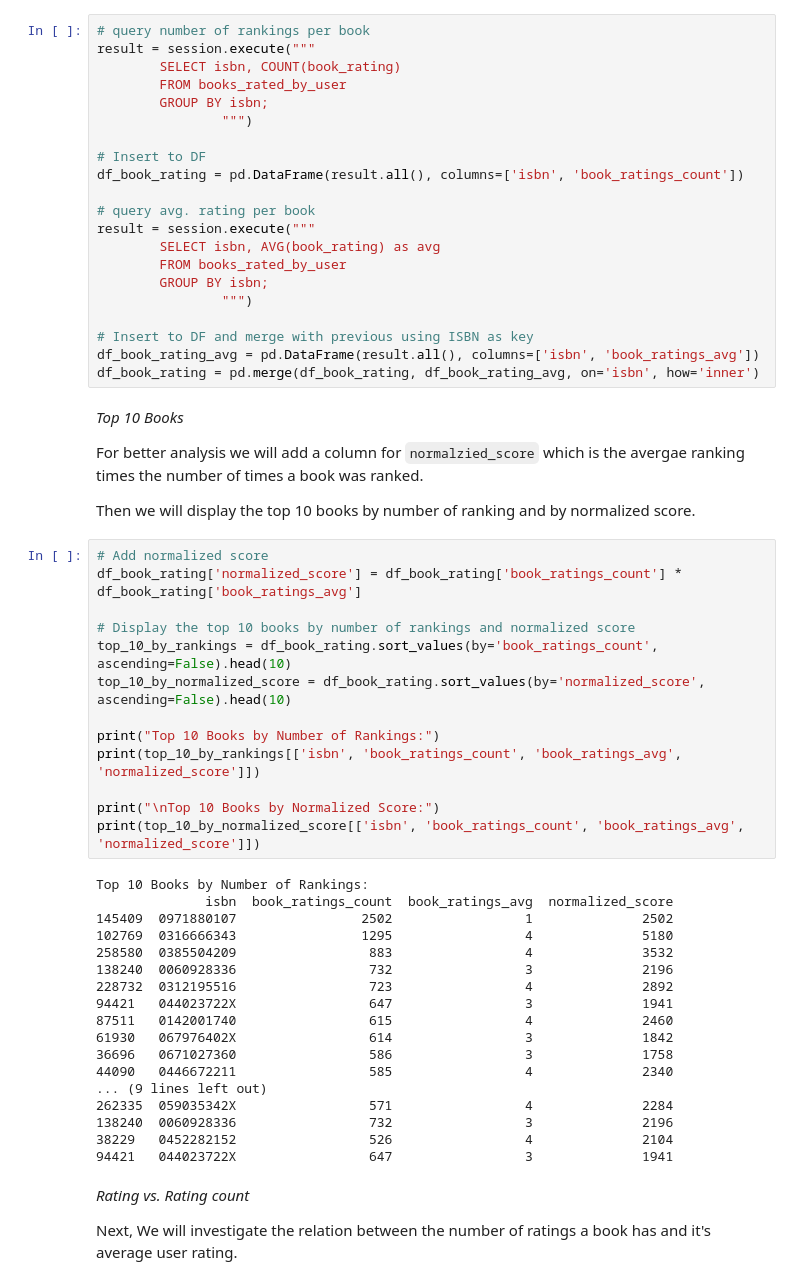
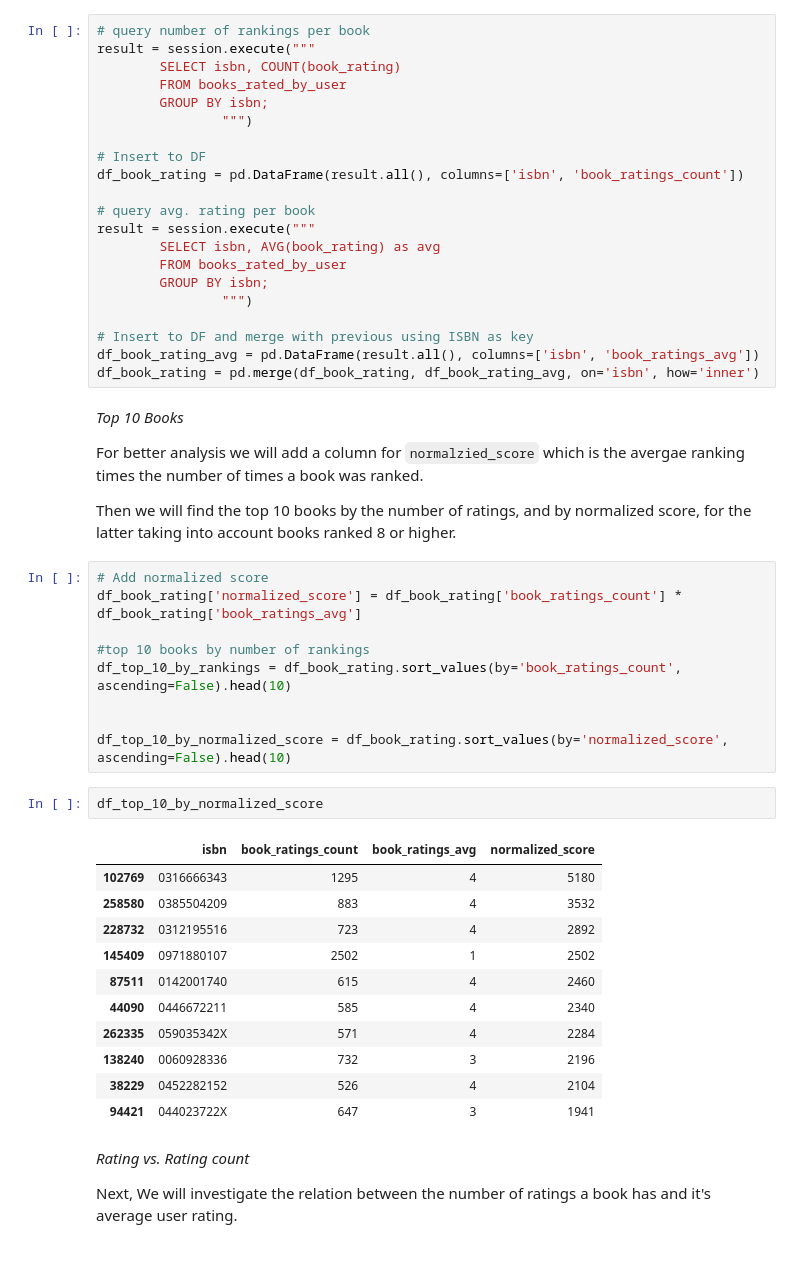
Before and after one commit to BorisBorshevsky/DataPlatHW, a Jupyter notebook: HW1 v3.ipynb, the cells around one changed output. Saved outputs shown, nothing was run; the diff lists cells and outputs as text; blank space fills up the shorter version.

```diff
--- a/HW1 v3.ipynb
+++ b/HW1 v3.ipynb
@@ -516,38 +516,30 @@ df_book_rating = pd.merge(df_book_rating, df_book_rating_avg, on='isbn', how='in
 
 For better analysis we will add a column for `normalzied_score` which is the avergae ranking times the number of times a book was ranked.
 
-Then we will display the top 10 books by number of ranking and by normalized score.
+Then we will find the top 10 books by the number of ratings, and by normalized score, for the latter taking into account books ranked 8 or higher.
 # %%
 # Add normalized score
 df_book_rating['normalized_score'] = df_book_rating['book_ratings_count'] * df_book_rating['book_ratings_avg']
 
-# Display the top 10 books by number of rankings and normalized score
-top_10_by_rankings = df_book_rating.sort_values(by='book_ratings_count', ascending=False).head(10)
-top_10_by_normalized_score = df_book_rating.sort_values(by='normalized_score', ascending=False).head(10)
+#top 10 books by number of rankings
+df_top_10_by_rankings = df_book_rating.sort_values(by='book_ratings_count', ascending=False).head(10)
 
-print("Top 10 Books by Number of Rankings:")
-print(top_10_by_rankings[['isbn', 'book_ratings_count', 'book_ratings_avg', 'normalized_score']])
 
-print("\nTop 10 Books by Normalized Score:")
-print(top_10_by_normalized_score[['isbn', 'book_ratings_count', 'book_ratings_avg', 'normalized_score']])
+df_top_10_by_normalized_score = df_book_rating.sort_values(by='normalized_score', ascending=False).head(10)
-# %% [output]
-Top 10 Books by Number of Rankings:
-              isbn  book_ratings_count  book_ratings_avg  normalized_score
-145409  0971880107                2502                 1              2502
-102769  0316666343                1295                 4              5180
-258580  0385504209                 883                 4              3532
-138240  0060928336                 732                 3              2196
-228732  0312195516                 723                 4              2892
-94421   044023722X                 647                 3              1941
-87511   0142001740                 615                 4              2460
-61930   067976402X                 614                 3              1842
-36696   0671027360                 586                 3              1758
-44090   0446672211                 585                 4              2340
-... (9 lines left out)
-262335  059035342X                 571                 4              2284
-138240  0060928336                 732                 3              2196
-38229   0452282152                 526                 4              2104
-94421   044023722X                 647                 3              1941
+# %%
+df_top_10_by_normalized_score
+# %% [output]
+|  | isbn | book_ratings_count | book_ratings_avg | normalized_score |
+| 102769 | 0316666343 | 1295 | 4 | 5180 |
+| 258580 | 0385504209 | 883 | 4 | 3532 |
+| 228732 | 0312195516 | 723 | 4 | 2892 |
+| 145409 | 0971880107 | 2502 | 1 | 2502 |
+| 87511 | 0142001740 | 615 | 4 | 2460 |
+| 44090 | 0446672211 | 585 | 4 | 2340 |
+| 262335 | 059035342X | 571 | 4 | 2284 |
+| 138240 | 0060928336 | 732 | 3 | 2196 |
+| 38229 | 0452282152 | 526 | 4 | 2104 |
+| 94421 | 044023722X | 647 | 3 | 1941 |
 # %% [markdown]
 *Rating vs. Rating count*
 
```
